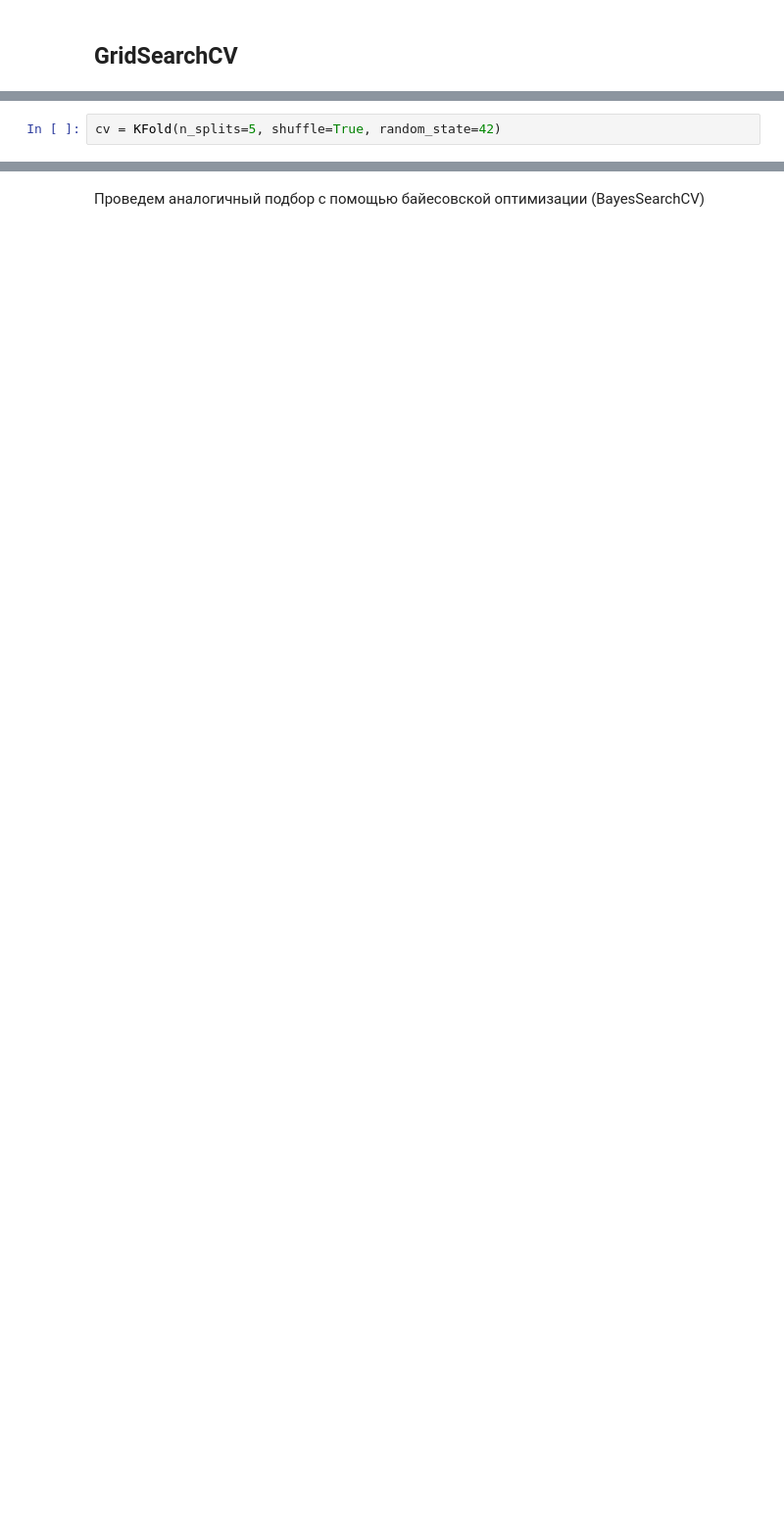
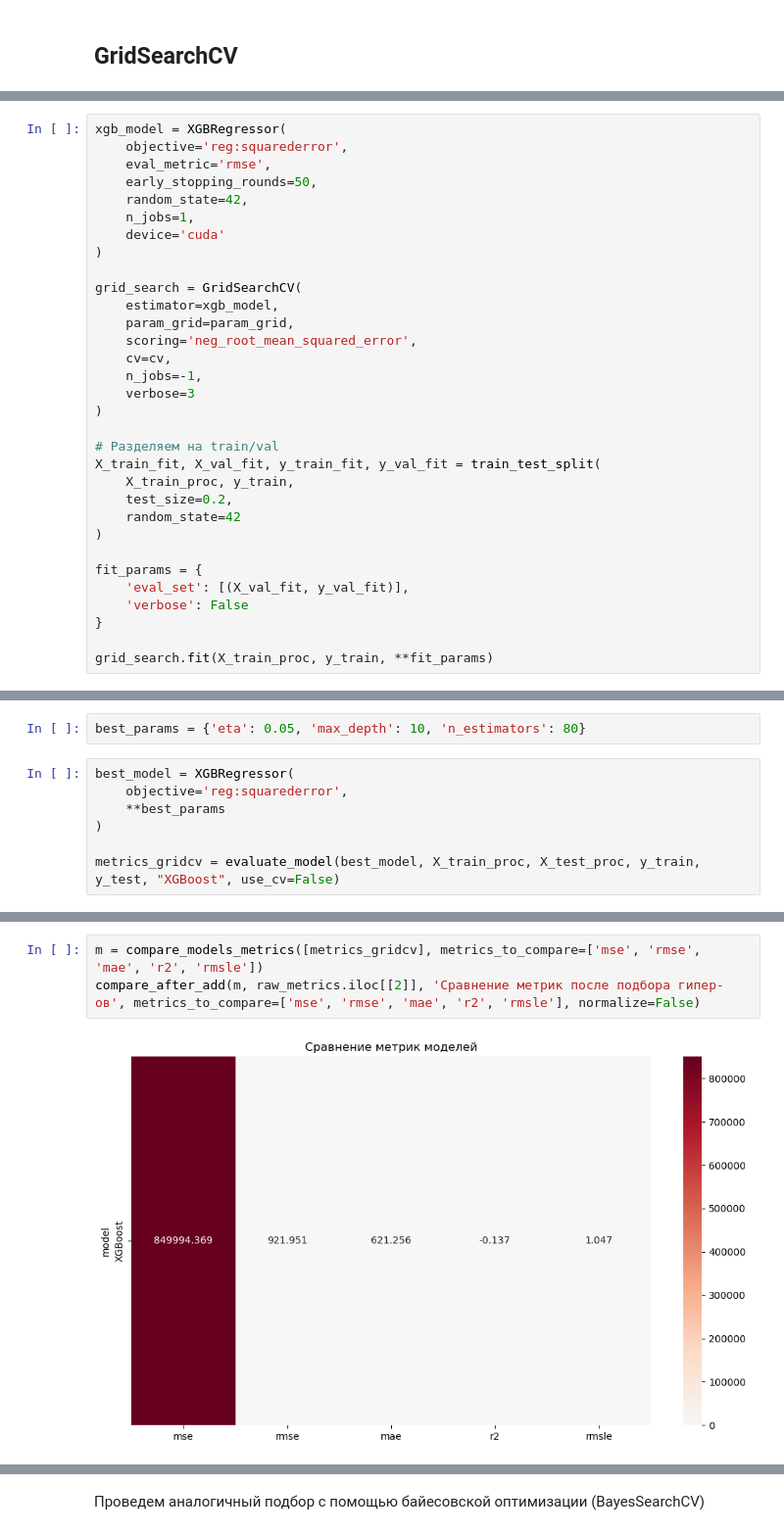
Before and after one commit to luckydiss/insurance_prediction, a Jupyter notebook: hyperparam.ipynb, the cells around one changed output, grey strips where cells are left out. Shown at 98% size. Saved outputs shown, nothing was run; the diff lists cells and outputs as text; blank space fills up the shorter version.

```diff
--- a/hyperparam.ipynb
+++ b/hyperparam.ipynb
@@ -132,3 +222,33 @@ models
 # %%
-cv = KFold(n_splits=5, shuffle=True, random_state=42)
+xgb_model = XGBRegressor(
+    objective='reg:squarederror',
+    eval_metric='rmse',
+    early_stopping_rounds=50,
+    random_state=42,
+    n_jobs=1,
+    device='cuda'
+)
+
+grid_search = GridSearchCV(
+    estimator=xgb_model,
+    param_grid=param_grid,
+    scoring='neg_root_mean_squared_error',
+    cv=cv,
+    n_jobs=-1,
+    verbose=3
+)
+
+# Разделяем на train/val
+X_train_fit, X_val_fit, y_train_fit, y_val_fit = train_test_split(
+    X_train_proc, y_train,
+    test_size=0.2,
+    random_state=42
+)
+
+fit_params = {
+    'eval_set': [(X_val_fit, y_val_fit)],
+    'verbose': False
+}
+
+grid_search.fit(X_train_proc, y_train, **fit_params)
 # %%
@@ -247,0 +294,9 @@ compare_after_add(m, exp4_metrics.iloc[[2]], 'Сравнение метрик п
+# %%
+best_params = {'eta': 0.05, 'max_depth': 10, 'n_estimators': 80}
+# %%
+best_model = XGBRegressor(
+    objective='reg:squarederror',
+    **best_params
+)
+
+metrics_gridcv = evaluate_model(best_model, X_train_proc, X_test_proc, y_train, y_test, "XGBoost", use_cv=False)
@@ -247,0 +314,5 @@ compare_after_add(m, exp4_metrics.iloc[[2]], 'Сравнение метрик п
+# %%
+m = compare_models_metrics([metrics_gridcv], metrics_to_compare=['mse', 'rmse', 'mae', 'r2', 'rmsle'])
+compare_after_add(m, raw_metrics.iloc[[2]], 'Сравнение метрик после подбора гипер-ов', metrics_to_compare=['mse', 'rmse', 'mae', 'r2', 'rmsle'], normalize=False)
+# %% [output]
+[figure, added]
```
Also changed, not shown: parts of 34 cells of this notebook, 4 other files.
